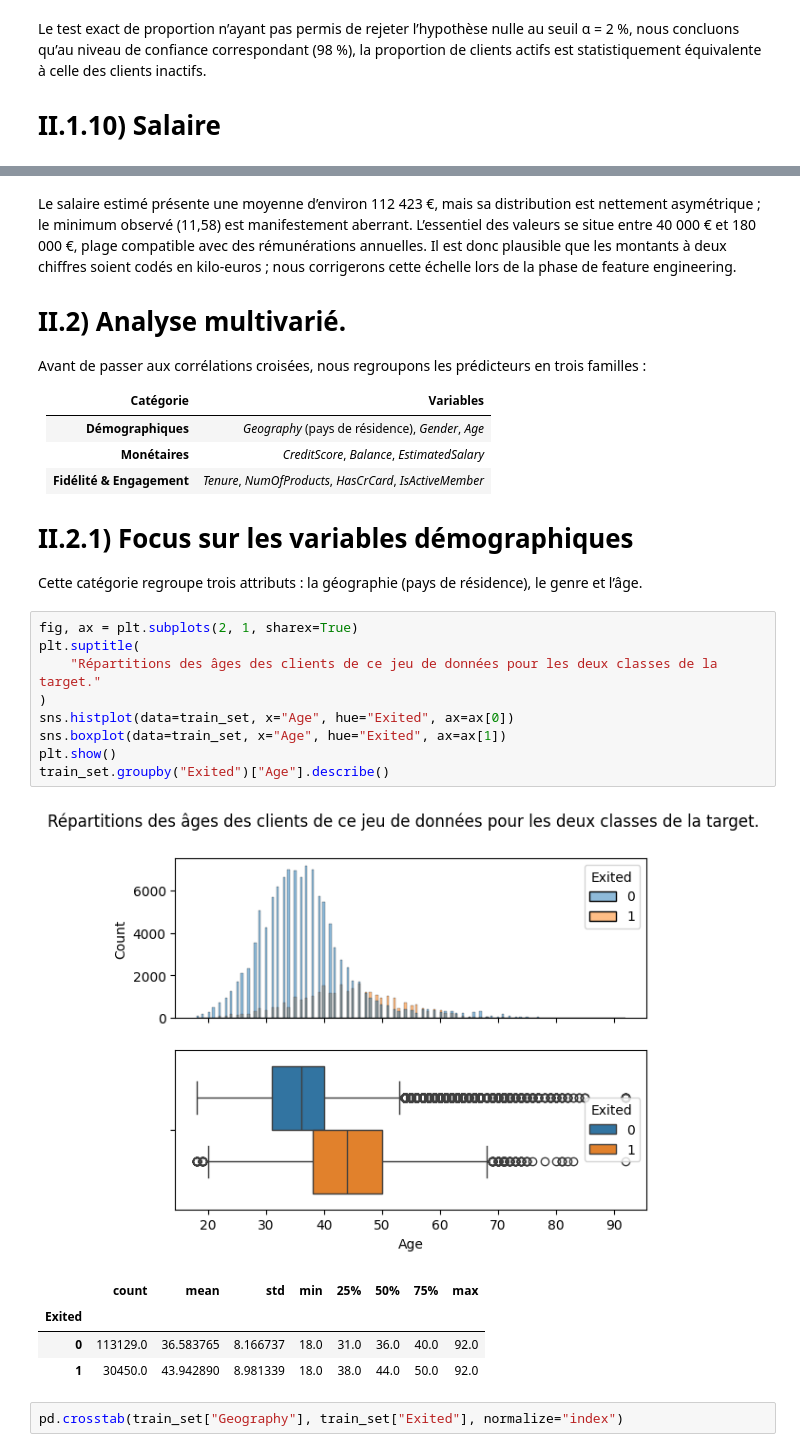
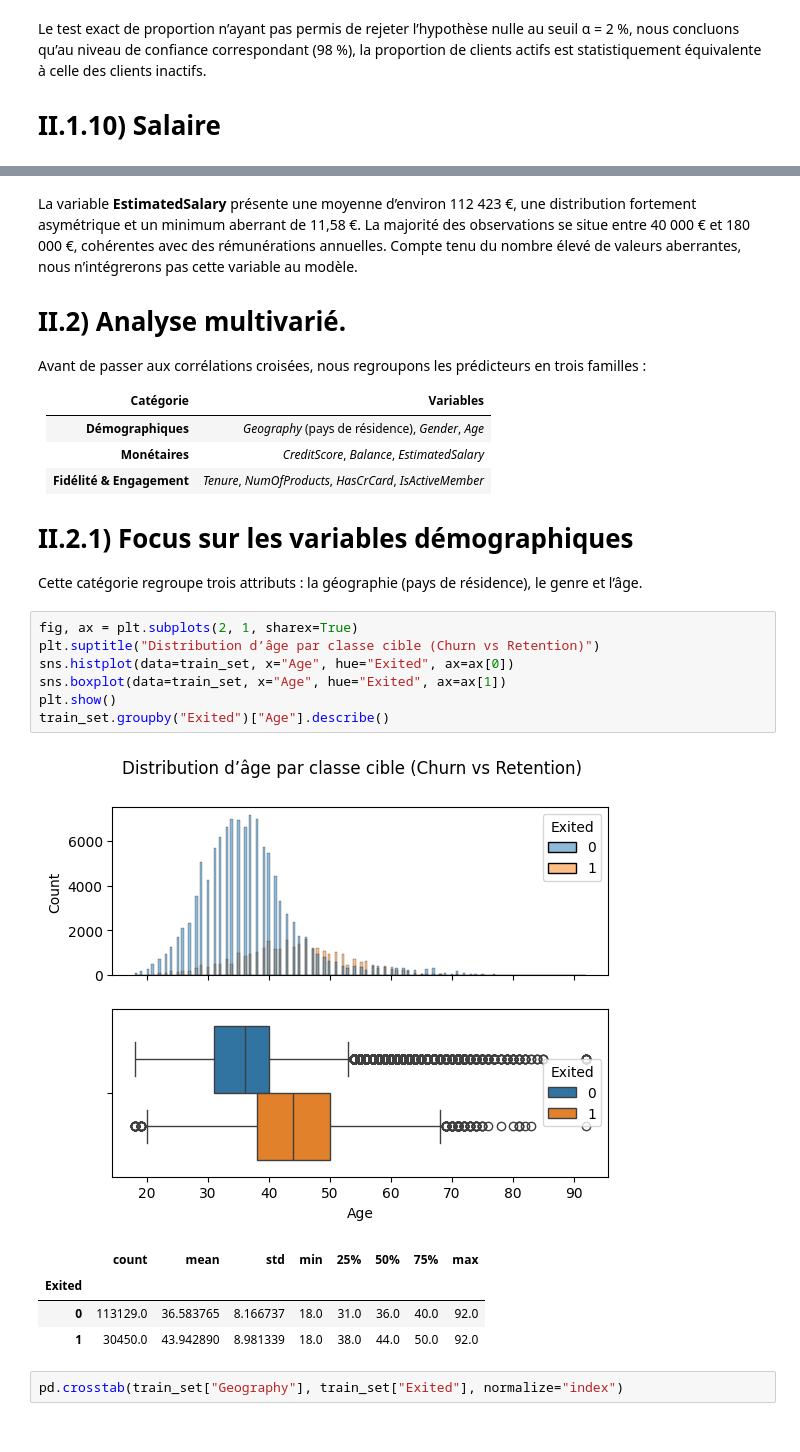
Before and after one commit to fmazur57u/Bank-churn, a Jupyter notebook: bankChurn/projet_bank_churn.ipynb, the cells around one changed output, grey strips where cells are left out. Saved outputs shown, nothing was run; the diff lists cells and outputs as text.

Commit message:
Finalisation projet avec intervalle de confiance

```diff
--- a/bankChurn/projet_bank_churn.ipynb
+++ b/bankChurn/projet_bank_churn.ipynb
@@ -252,7 +252,7 @@ min          11.580000
 max      199992.480000
 Name: EstimatedSalary, dtype: float64
 # %% [markdown]
-Le salaire estimé présente une moyenne d’environ 112 423 €, mais sa distribution est nettement asymétrique ; le minimum observé (11,58) est manifestement aberrant. L’essentiel des valeurs se situe entre 40 000 € et 180 000 €, plage compatible avec des rémunérations annuelles. Il est donc plausible que les montants à deux chiffres soient codés en kilo-euros ; nous corrigerons cette échelle lors de la phase de feature engineering.
+La variable **EstimatedSalary** présente une moyenne d’environ 112 423 €, une distribution fortement asymétrique et un minimum aberrant de 11,58 €. La majorité des observations se situe entre 40 000 € et 180 000 €, cohérentes avec des rémunérations annuelles. Compte tenu du nombre élevé de valeurs aberrantes, nous n’intégrerons pas cette variable au modèle.
 
 # II.2) Analyse multivarié.
 
@@ -270,15 +270,13 @@ Avant de passer aux corrélations croisées, nous regroupons les prédicteurs en
 Cette catégorie regroupe trois attributs : la géographie (pays de résidence), le genre et l’âge.
 # %%
 fig, ax = plt.subplots(2, 1, sharex=True)
-plt.suptitle(
-    "Répartitions des âges des clients de ce jeu de données pour les deux classes de la target."
-)
+plt.suptitle("Distribution d’âge par classe cible (Churn vs Retention)")
 sns.histplot(data=train_set, x="Age", hue="Exited", ax=ax[0])
 sns.boxplot(data=train_set, x="Age", hue="Exited", ax=ax[1])
 plt.show()
 train_set.groupby("Exited")["Age"].describe()
 # %% [output]
-[figure, old version]
+[figure, new version]
 |  | count | mean | std | min | 25% | 50% | 75% | max |
 | Exited |  |  |  |  |  |  |  |  |
 | 0 | 113129.0 | 36.583765 | 8.166737 | 18.0 | 31.0 | 36.0 | 40.0 | 92.0 |
```
Also changed, not shown: parts of 29 cells of this notebook, 1 other file.
